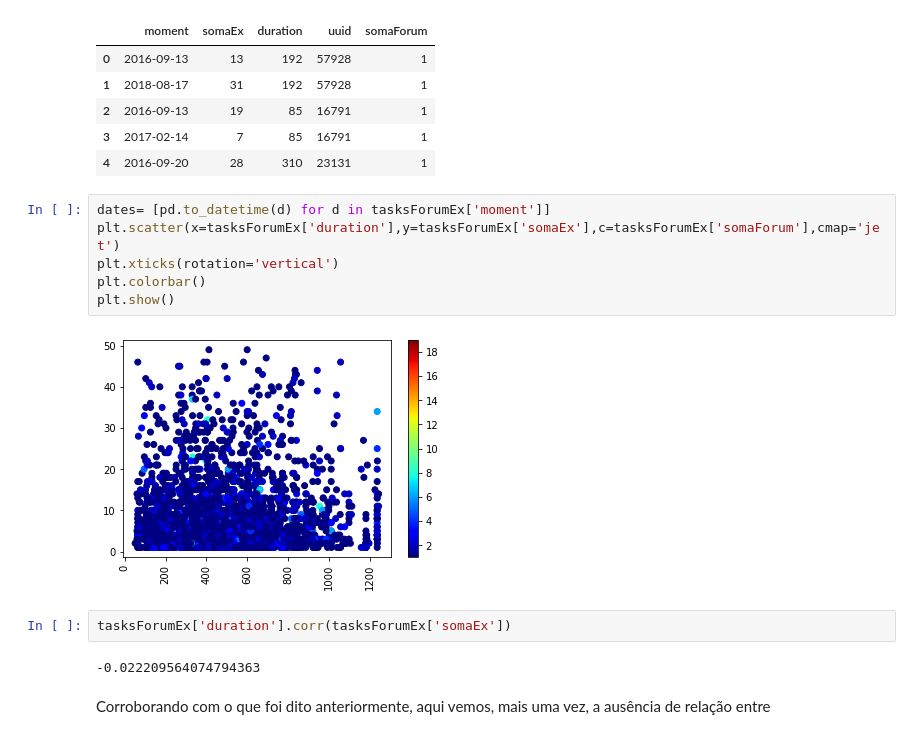
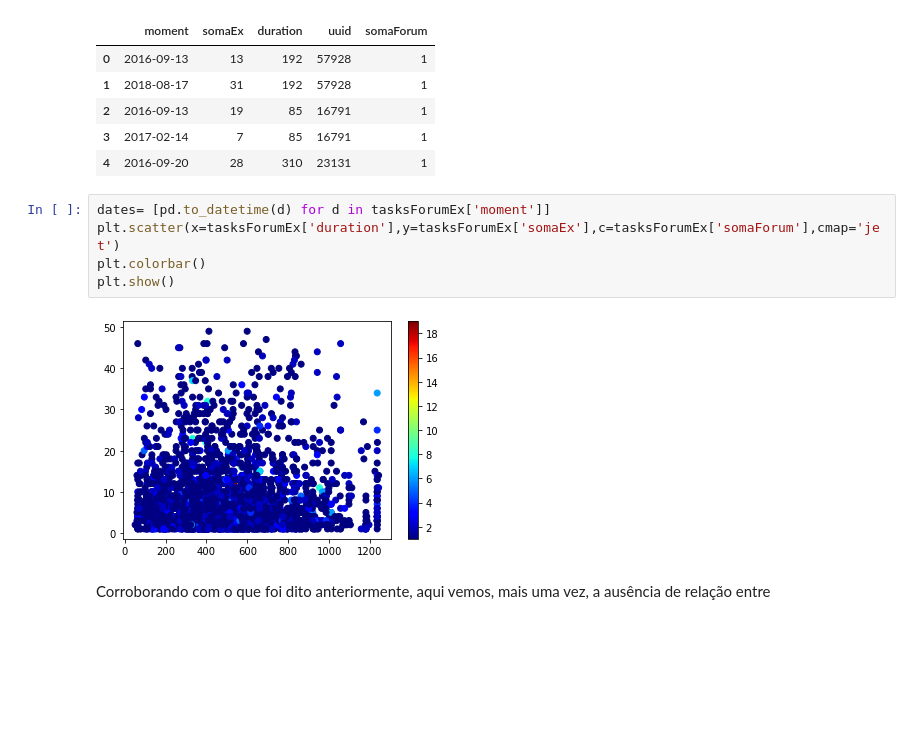
Before and after one commit to jo-nsc/distance-education-2020, a Jupyter notebook: analise_perfil_alunos.ipynb, the cells around one changed output. Saved outputs shown, nothing was run; the diff lists cells and outputs as text; blank space fills up the shorter version.

```diff
--- a/analise_perfil_alunos.ipynb
+++ b/analise_perfil_alunos.ipynb
@@ -293,15 +285,10 @@ tasksForumEx.head()
 # %%
 dates= [pd.to_datetime(d) for d in tasksForumEx['moment']]
 plt.scatter(x=tasksForumEx['duration'],y=tasksForumEx['somaEx'],c=tasksForumEx['somaForum'],cmap='jet')
-plt.xticks(rotation='vertical')
 plt.colorbar()
 plt.show()
 # %% [output]
-[figure, old version]
+[figure, new version]
-# %%
-tasksForumEx['duration'].corr(tasksForumEx['somaEx'])
-# %% [output]
--0.022209564074794363
 # %% [markdown]
 Corroborando com o que foi dito anteriormente, aqui vemos, mais uma vez, a ausência de relação entre
 # %%
```
Also changed, not shown: parts of 11 cells of this notebook.
